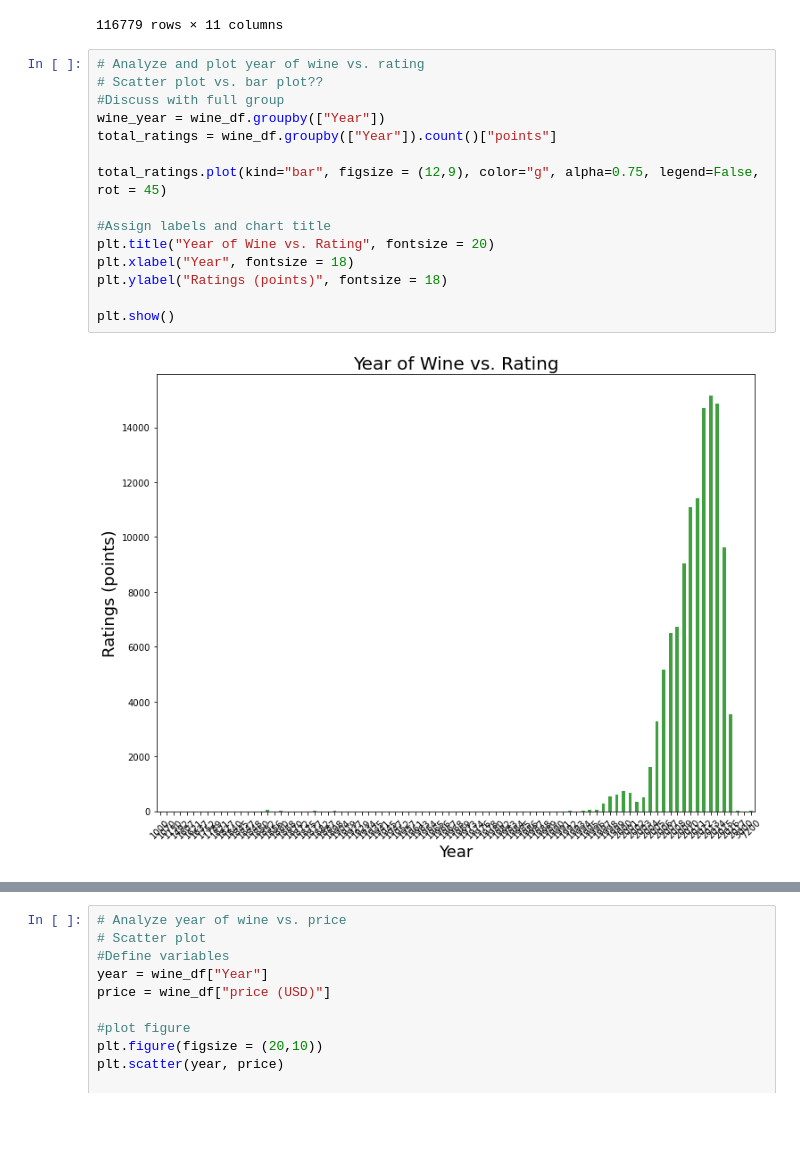
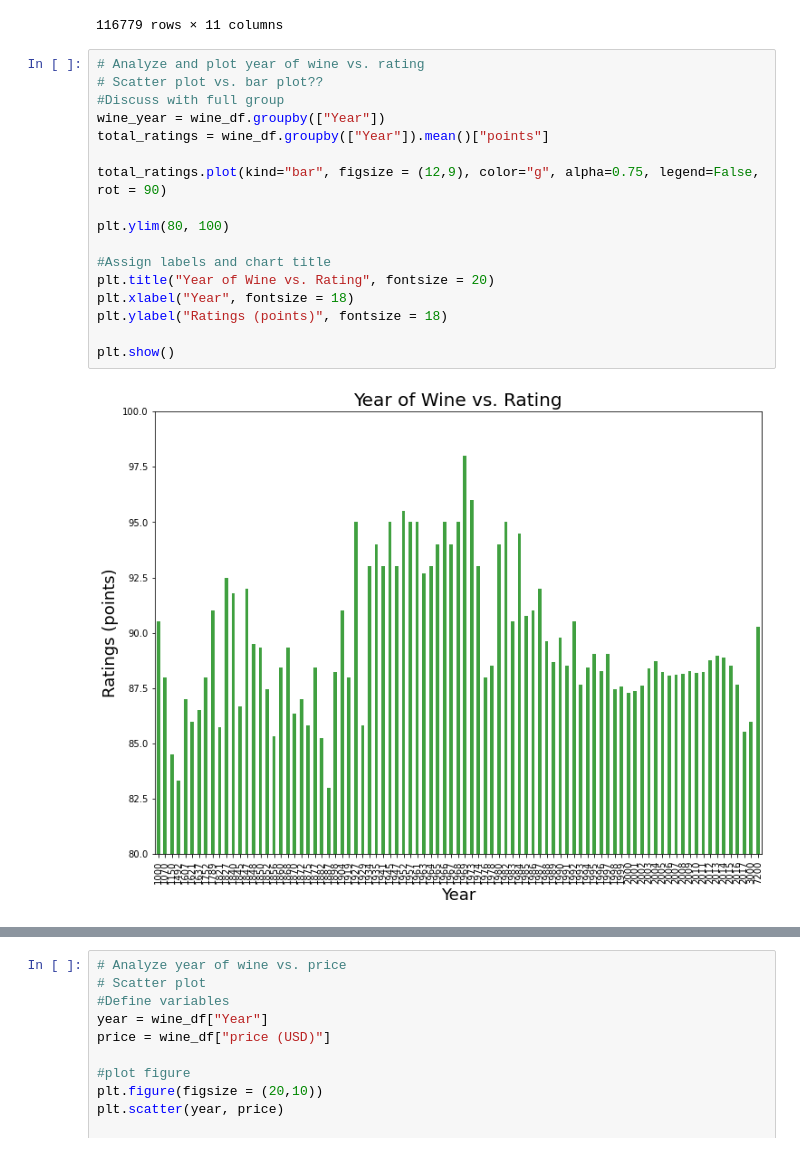
Before and after one commit to NHoyer95/umnbootcamp-project-1, a Jupyter notebook: WineRatings.ipynb, the cells around one changed output, grey strips where cells are left out. Drawn from its saved outputs; the diff is of its cells as text; blank space fills up the shorter version.

Commit message:
initial formatting for plots

```diff
--- a/WineRatings.ipynb
+++ b/WineRatings.ipynb
@@ -61,20 +61,22 @@ wine_df
 # %%
 # Analyze and plot year of wine vs. rating
 # Scatter plot vs. bar plot??
 #Discuss with full group
 wine_year = wine_df.groupby(["Year"])
-total_ratings = wine_df.groupby(["Year"]).count()["points"]
+total_ratings = wine_df.groupby(["Year"]).mean()["points"]
 
-total_ratings.plot(kind="bar", figsize = (12,9), color="g", alpha=0.75, legend=False, rot = 45)
+total_ratings.plot(kind="bar", figsize = (12,9), color="g", alpha=0.75, legend=False, rot = 90)
+
+plt.ylim(80, 100)
 
 #Assign labels and chart title
 plt.title("Year of Wine vs. Rating", fontsize = 20)
 plt.xlabel("Year", fontsize = 18)
 plt.ylabel("Ratings (points)", fontsize = 18)
 
 plt.show()
 # %% [output]
-[figure, old version]
+[figure, new version]
 # %%
 # Analyze price of wine vs. rating
 # Scatter plot
```
Also changed, not shown: parts of 1 cell of this notebook.
